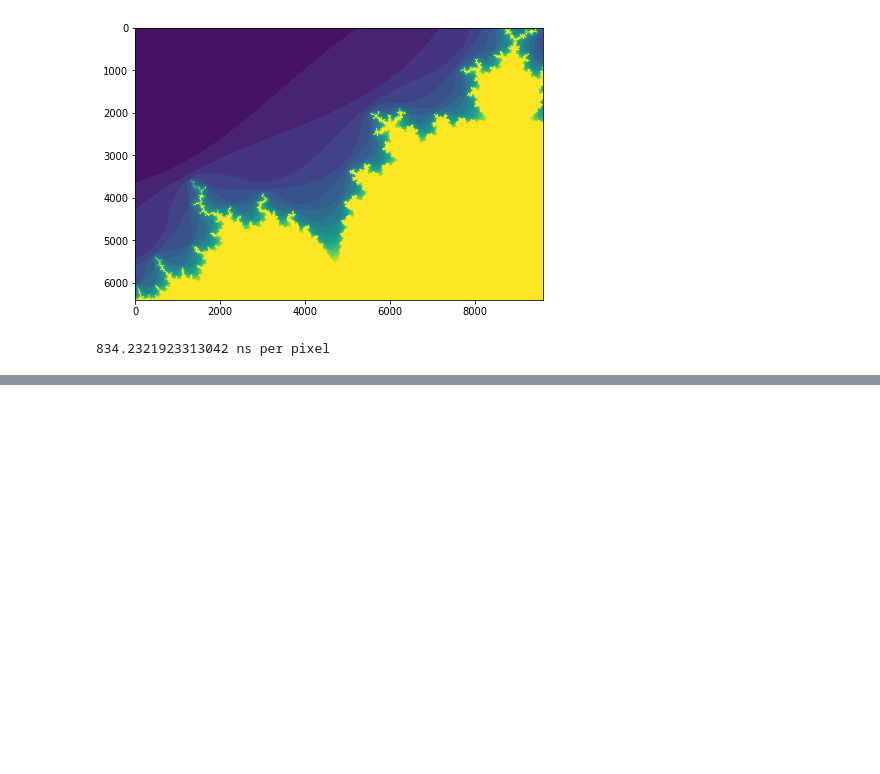
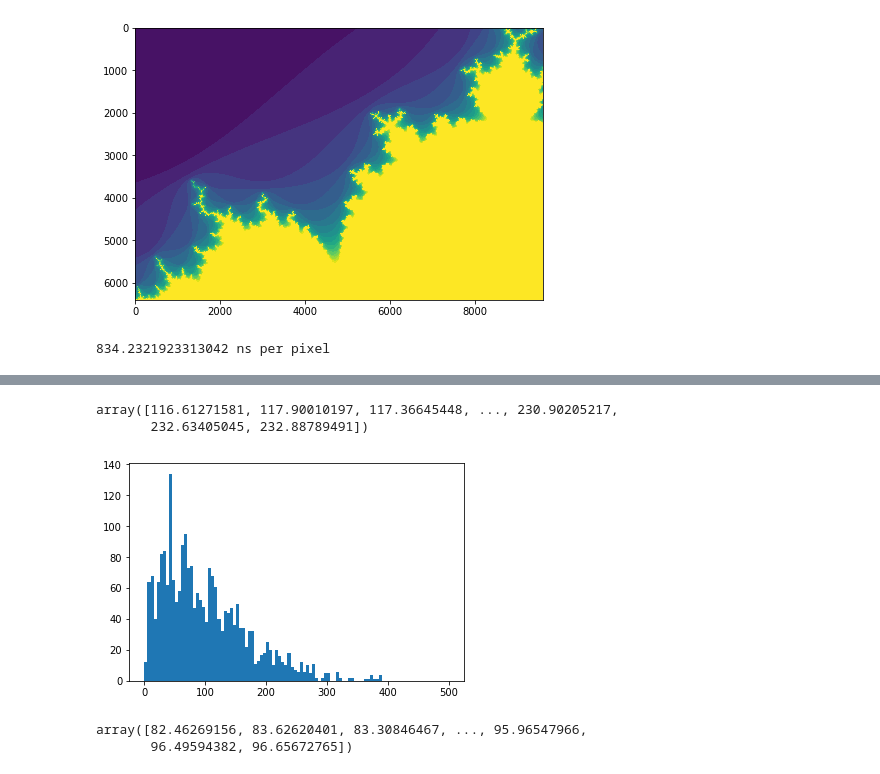
Before and after one commit to jpivarski-talks/2019-06-10-usatlas-argonne-python, a Jupyter notebook: 01-why-python-in-hep.ipynb, the cells around one changed output, grey strips where cells are left out. Drawn from its saved outputs; the diff is of its cells as text; code cells hidden in the pictures; blank space fills up the shorter version.

```diff
--- a/01-why-python-in-hep.ipynb
+++ b/01-why-python-in-hep.ipynb
@@ -177,0 +231,26 @@ print("{0} ns per pixel".format(1e9 * (time.time() - starttime) / (6400 * 9600))
+# %%
+# Compute p of all muon pairs:
+
+import numpy
+
+p = numpy.sqrt(pt**2 + (pz1 + pz2)**2)
+p
+# %% [output]
+array([116.61271581, 117.90010197, 117.36645448, ..., 230.90205217,
+       232.63405045, 232.88789491])
+# %%
+# And __LOOK__:
+
+matplotlib.pyplot.hist(p, bins=100, range=(0, 500));
+# %% [output]
+[figure, added]
+# %%
+# Compute mass of all muon pairs:
+
+import numpy
+
+mass = numpy.sqrt((E1 + E2)**2 - p**2)
+mass
+# %% [output]
+array([82.46269156, 83.62620401, 83.30846467, ..., 95.96547966,
+       96.49594382, 96.65672765])
```
Also changed, not shown: parts of 13 cells of this notebook.
